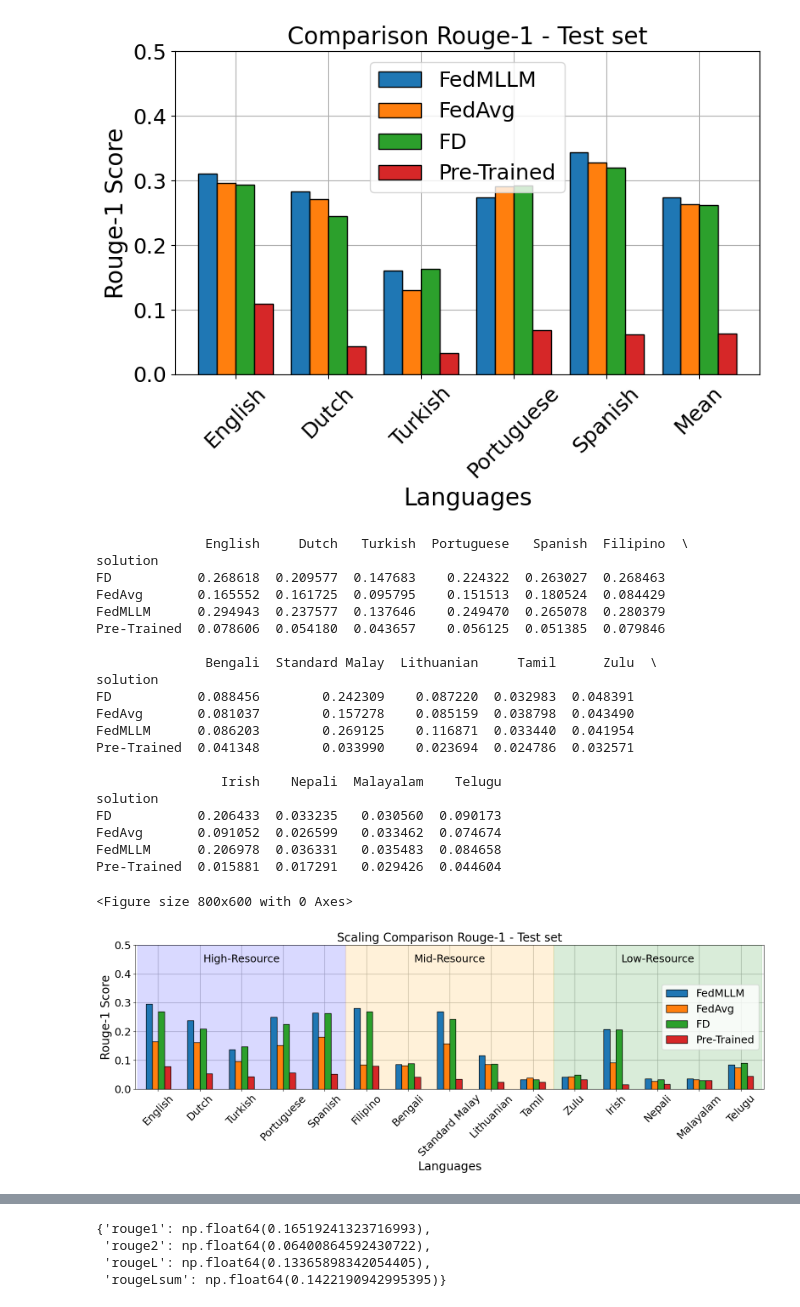
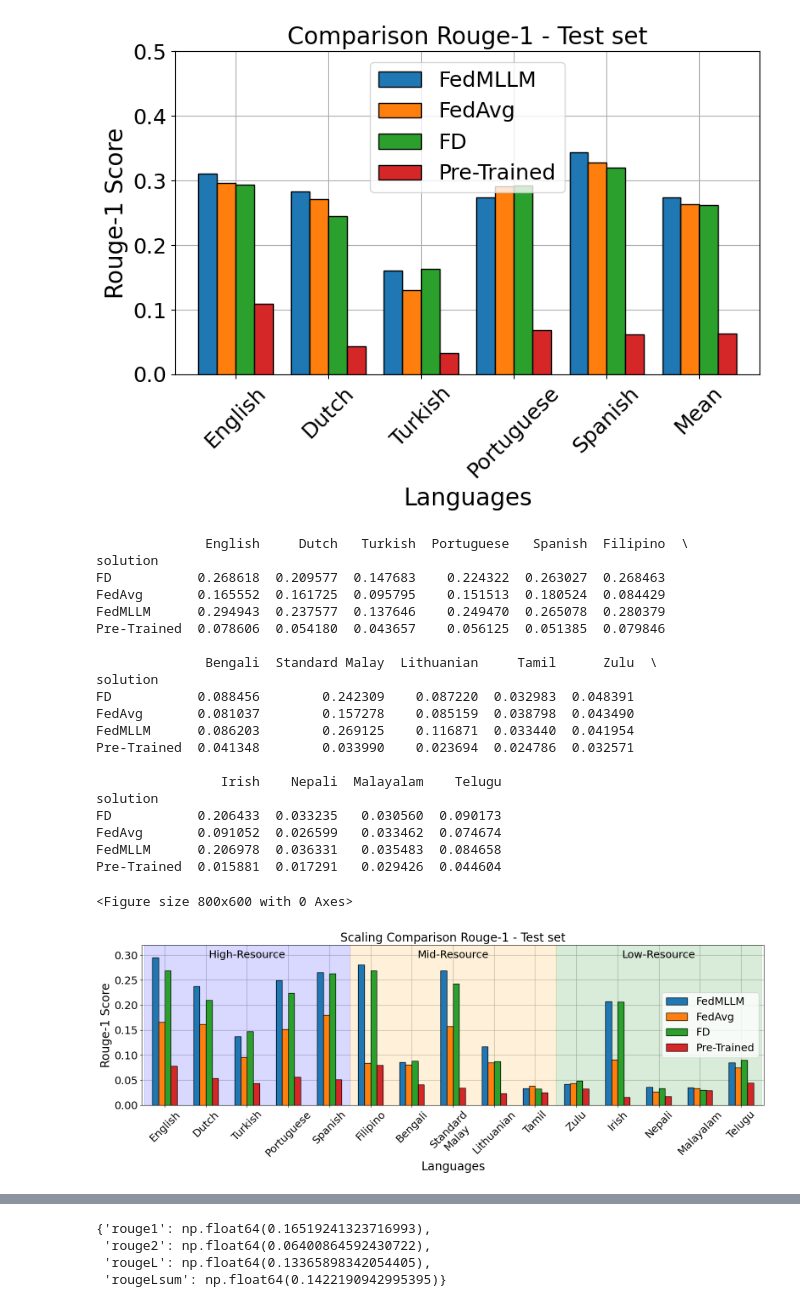
Before and after one commit to GabrielTalasso/FT_LLM_FL, a Jupyter notebook: eval_cluster_only.ipynb, the cells around one changed output, grey strips where cells are left out. Drawn from its saved outputs; the diff is of its cells as text; code cells hidden in the pictures.

```diff
--- a/eval_cluster_only.ipynb
+++ b/eval_cluster_only.ipynb
@@ -407,7 +407,7 @@ clustered_path = 'output_aya/bracis/Llama-3.2-3B/clustered_aya_dataset_clustered
 data_clustered = np.load(clustered_path, allow_pickle=True)
 
 rounds = np.arange(data_fedavg.shape[1])
-
+reduction = []
 fig, axes = plt.subplots(1, 5, figsize=(25, 5))
 languages = ['English', 'Dutch', 'Turkish', 'Portuguese', 'Spanish']
 for i, ax in enumerate(axes):
@@ -424,6 +424,8 @@ for i, ax in enumerate(axes):
                  color=colors[i], linestyle='dotted', linewidth=4)
 
     ax.set_title(f'Clients {start+1}-{start+2} - {languages[i]}', fontsize=20)
+    print('Difference last Round for', languages[i], ':', (clustered_mean[-1] - fedavg_mean[-1]) / fedavg_mean[-1])
+    reduction.append((clustered_mean[-1] - fedavg_mean[-1]) / fedavg_mean[-1])
 
     ax.set_xlim(0, 50)
 
@@ -1451,6 +1467,9 @@ bar_table = results_table.groupby('solution').max()
 #bar_table['Mean'] = bar_table.mean(axis=1)
 print(bar_table)
 
+#rename column Standard Malay to Malay
+bar_table = bar_table.rename(columns={'Standard Malay': 'Standard\nMalay'})
+
 # Reorder the rows to match the desired order
 bar_table = bar_table.loc[['FedMLLM', 'FedAvg', 'FD', 'Pre-Trained']]#, 'FD', 'Pre-Trained']]
 
@@ -1461,9 +1480,10 @@ ax.axvspan(-0.5, 4.5, alpha = 0.15, color='blue')
 ax.axvspan(4.5, 9.5, alpha = 0.15, color='orange')
 ax.axvspan(9.5, 14.5, alpha = 0.15, color='green')
 
-ax.text(2, 0.45, "High-Resource", fontsize=18,  ha='center', va='center')
-ax.text(7, 0.45, "Mid-Resource", fontsize=18,  ha='center', va='center')
-ax.text(12, 0.45, "Low-Resource", fontsize=18, ha='center', va='center')
+ax.text(2, 0.3, "High-Resource", fontsize=18,  ha='center', va='center')
+ax.text(7, 0.3, "Mid-Resource", fontsize=18,  ha='center', va='center')
+ax.text(12, 0.3, "Low-Resource", fontsize=18, ha='center', va='center')
+
 
 # Plot the barplot with custom colors
 colors = ['#1f77b4', '#ff7f0e', '#2ca02c', '#d62728']  # Custom colors for bars
@@ -1483,39 +1503,40 @@ plt.ylabel('Rouge-1 Score', fontsize=20)
 
 # Rotate x ticks
 plt.xticks(rotation=45)
+plt.ylim(0,0.32)
 
 # Add title to the plot
 plt.title("Scaling Comparison Rouge-1 - Test set", fontsize=20)
 ax.set_axisbelow(True)
 ax.grid(True)
 
 plt.tight_layout()
 plt.savefig('figs/rouge1_1B_scaling.pdf', dpi=900)
 
 plt.show()
 # %% [output]
               English     Dutch   Turkish  Portuguese   Spanish  Filipino  \
 solution
 FD           0.268618  0.209577  0.147683    0.224322  0.263027  0.268463
 FedAvg       0.165552  0.161725  0.095795    0.151513  0.180524  0.084429
 FedMLLM      0.294943  0.237577  0.137646    0.249470  0.265078  0.280379
 Pre-Trained  0.078606  0.054180  0.043657    0.056125  0.051385  0.079846
 
               Bengali  Standard Malay  Lithuanian     Tamil      Zulu  \
 solution
 FD           0.088456        0.242309    0.087220  0.032983  0.048391
 FedAvg       0.081037        0.157278    0.085159  0.038798  0.043490
 FedMLLM      0.086203        0.269125    0.116871  0.033440  0.041954
 Pre-Trained  0.041348        0.033990    0.023694  0.024786  0.032571
 
                 Irish    Nepali  Malayalam    Telugu
 solution
 FD           0.206433  0.033235   0.030560  0.090173
 FedAvg       0.091052  0.026599   0.033462  0.074674
 FedMLLM      0.206978  0.036331   0.035483  0.084658
 Pre-Trained  0.015881  0.017291   0.029426  0.044604
 <Figure size 800x600 with 0 Axes>
-[figure, old version]
+[figure, new version]
 # %%
 path_ds = 'output_aya/bracis/Llama-3.2-1B/fedavg_scaling_multi_language_clusters_clustered_c60s60_i10_b16a1_l1024_r8a16_20250419195712/cluster_0_checkpoint-50/cluster_0_checkpoint-50_Llama-3.2-1B_English/responses/'
 
```
Also changed, not shown: parts of 3 cells of this notebook, 12 other files.
